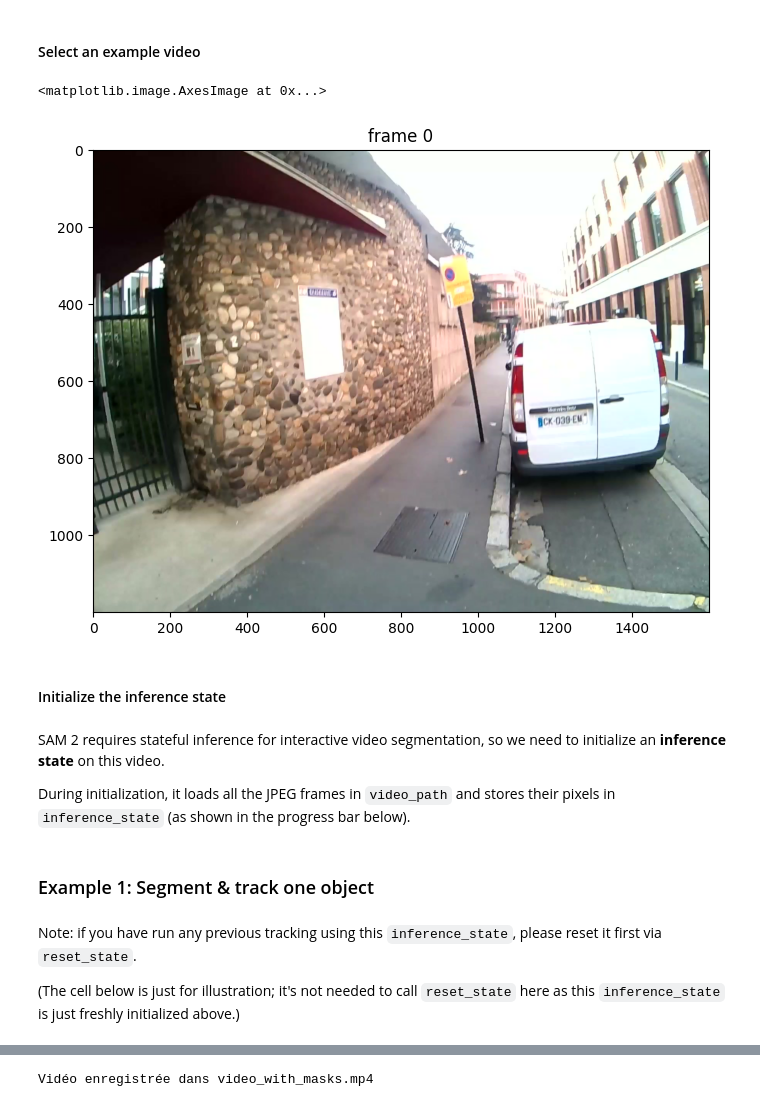
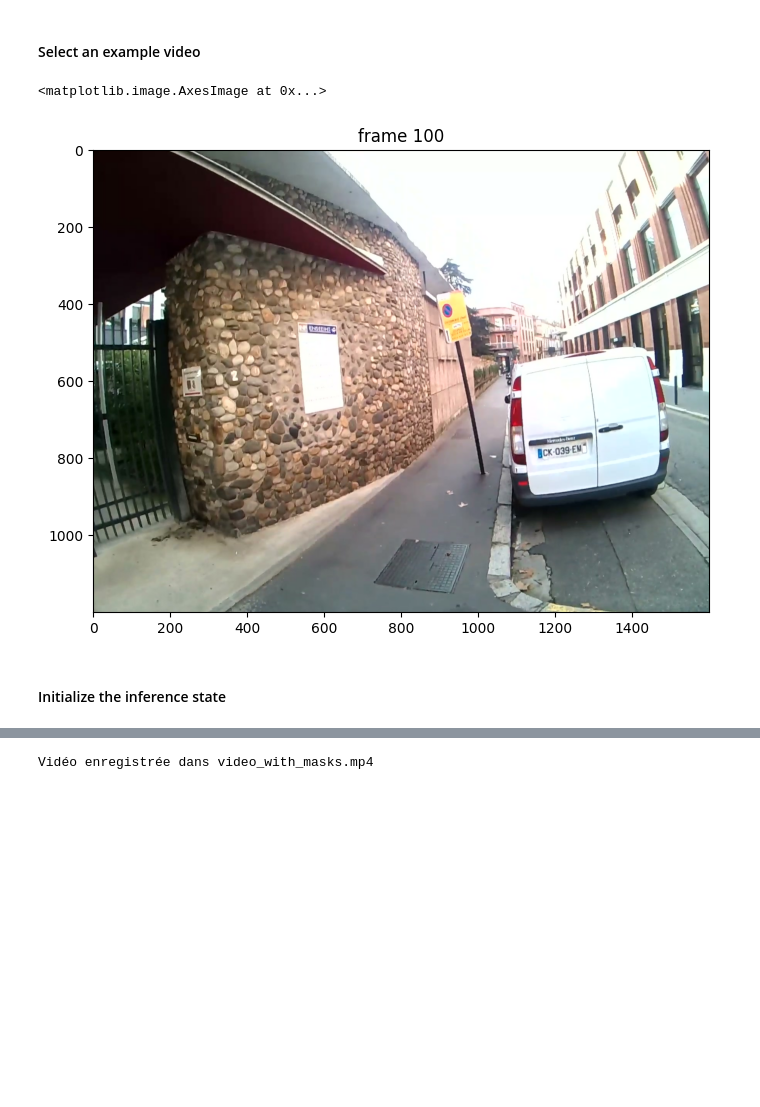
Before and after one commit to Romain-Malinge/Projet-APP, a Jupyter notebook: Partie 2/main.ipynb, the cells around one changed output, grey strips where cells are left out. Drawn from its saved outputs; the diff is of its cells as text; code cells hidden in the pictures; blank space fills up the shorter version.

```diff
--- a/Partie 2/main.ipynb
+++ b/Partie 2/main.ipynb
@@ -108,35 +121,25 @@ def show_box(box, ax):
 # %%
 # `video_dir` a directory of JPEG frames with filenames like `<frame_index>.jpg`
 video_dir = "./videos/velo_1"
 
 # scan all the JPEG frame names in this directory
 frame_names = [
     p for p in os.listdir(video_dir)
     if os.path.splitext(p)[-1] in [".jpg", ".jpeg", ".JPG", ".JPEG"]
 ]
 frame_names.sort(key=lambda p: int(os.path.splitext(p)[0]))
 
 # take a look the first video frame
-frame_idx = 0
+frame_idx = 100
 plt.figure(figsize=(9, 6))
 plt.title(f"frame {frame_idx}")
 plt.imshow(Image.open(os.path.join(video_dir, frame_names[frame_idx])))
 # %% [output]
 <matplotlib.image.AxesImage at 0x...>
-[figure, old version]
+[figure, new version]
 # %% [markdown]
 #### Initialize the inference state
-# %% [markdown]
-SAM 2 requires stateful inference for interactive video segmentation, so we need to initialize an **inference state** on this video.
-
-During initialization, it loads all the JPEG frames in `video_path` and stores their pixels in `inference_state` (as shown in the progress bar below).
 # %%
 inference_state = predictor.init_state(video_path=video_dir)
-# %% [markdown]
-### Example 1: Segment & track one object
-# %% [markdown]
-Note: if you have run any previous tracking using this `inference_state`, please reset it first via `reset_state`.
-
-(The cell below is just for illustration; it's not needed to call `reset_state` here as this `inference_state` is just freshly initialized above.)
 # %%
 predictor.reset_state(inference_state)
```
Also changed, not shown: parts of 15 cells of this notebook, 2 other files.
